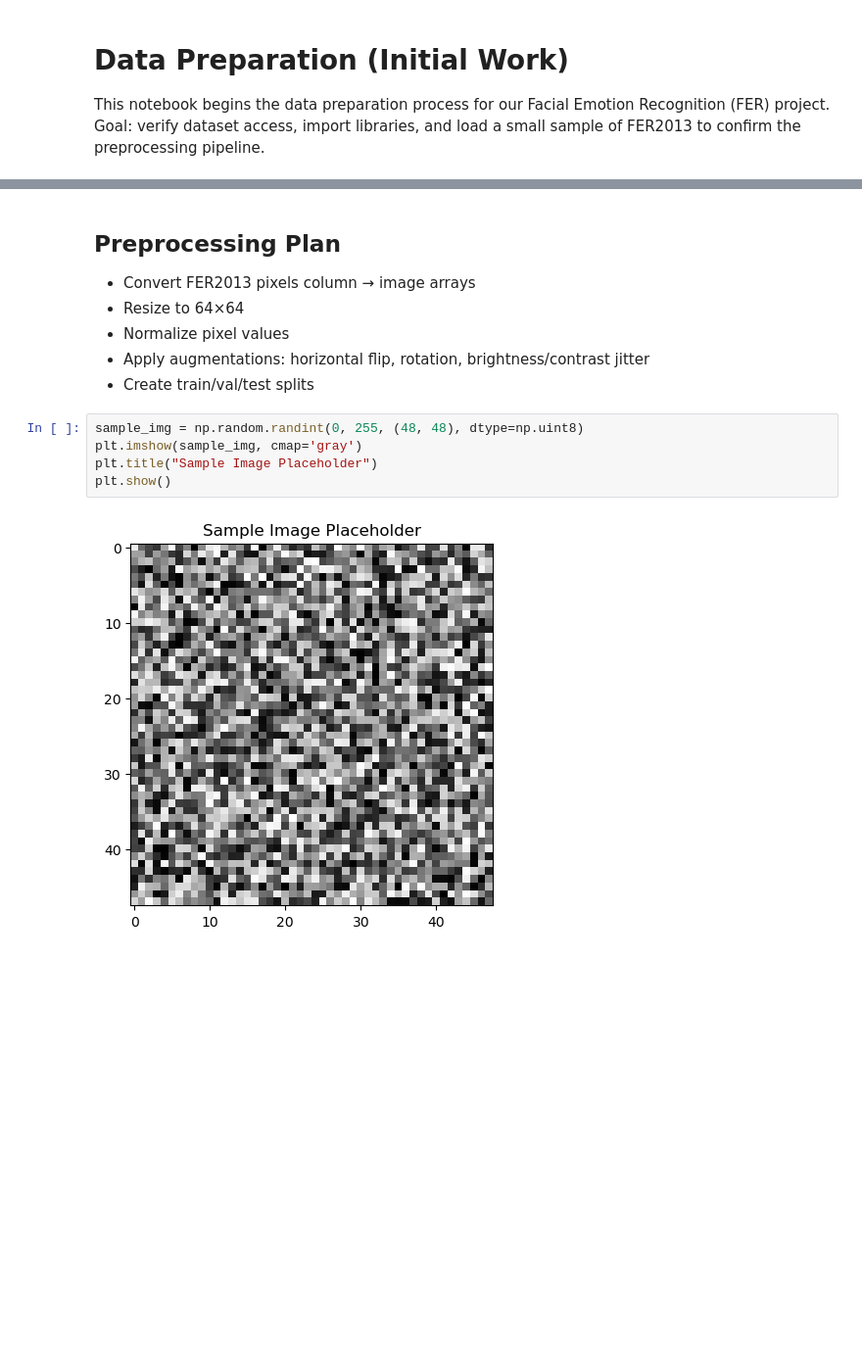
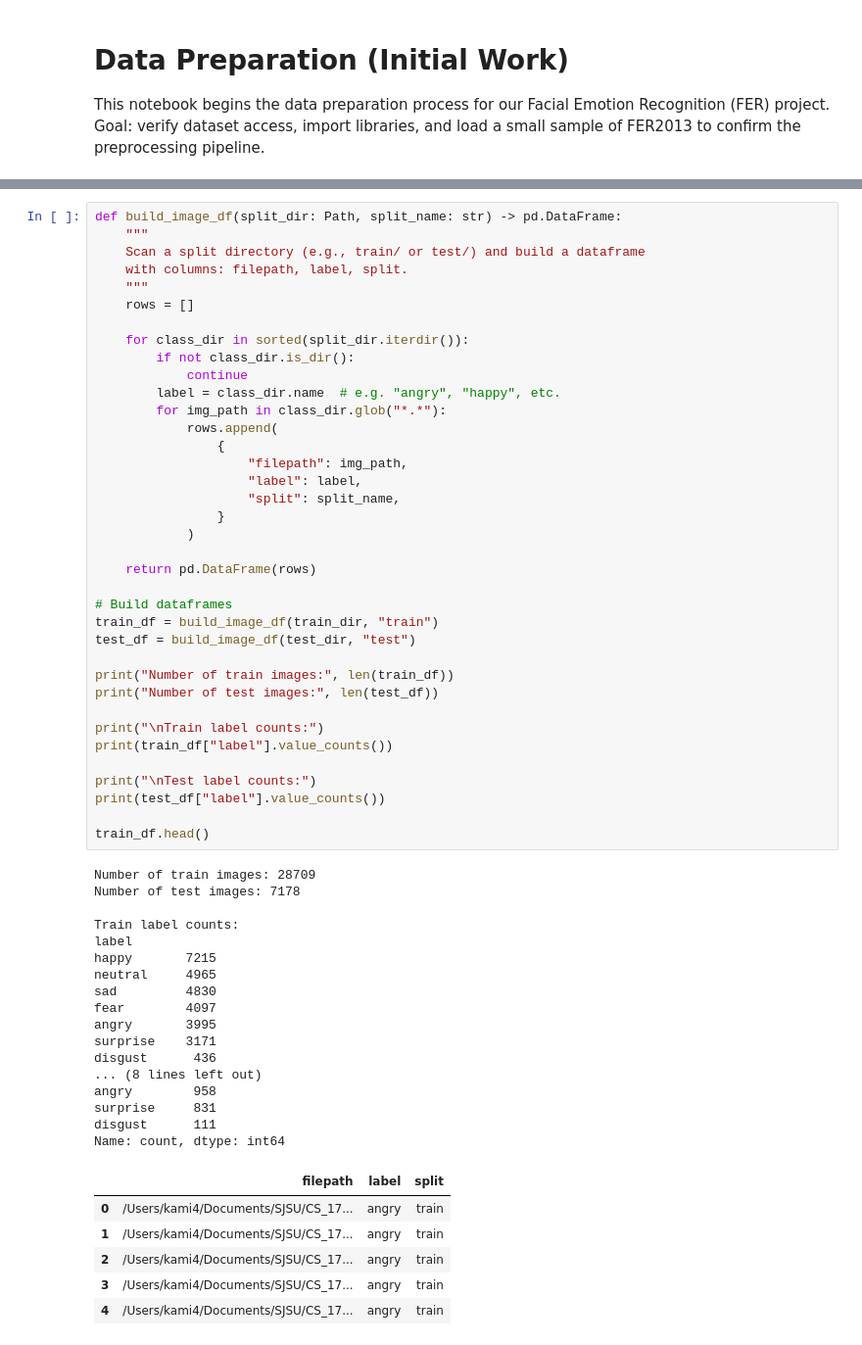
Before and after one commit to kareematout/facial-emotion-recognition-cnn, a Jupyter notebook: notebooks/02_data_preprocessing_fer2013.ipynb, the cells around one changed output, grey strips where cells are left out. Shown at 98% size. Saved outputs shown, nothing was run; the diff lists cells and outputs as text; blank space fills up the shorter version.

Commit message:
Added FER 2013 data, updated notebook with some other utilities

```diff
--- a/notebooks/02_data_preprocessing_fer2013.ipynb
+++ b/notebooks/02_data_preprocessing_fer2013.ipynb
@@ -26,14 +109,61 @@ import torch
-# %% [markdown]
-## Preprocessing Plan
-- Convert FER2013 pixels column → image arrays
-- Resize to 64×64
-- Normalize pixel values
-- Apply augmentations: horizontal flip, rotation, brightness/contrast jitter
-- Create train/val/test splits
 # %%
-sample_img = np.random.randint(0, 255, (48, 48), dtype=np.uint8)
-plt.imshow(sample_img, cmap='gray')
-plt.title("Sample Image Placeholder")
-plt.show()
+def build_image_df(split_dir: Path, split_name: str) -> pd.DataFrame:
+    """
+    Scan a split directory (e.g., train/ or test/) and build a dataframe
+    with columns: filepath, label, split.
+    """
+    rows = []
+
+    for class_dir in sorted(split_dir.iterdir()):
+        if not class_dir.is_dir():
+            continue
+        label = class_dir.name  # e.g. "angry", "happy", etc.
+        for img_path in class_dir.glob("*.*"):
+            rows.append(
+                {
+                    "filepath": img_path,
+                    "label": label,
+                    "split": split_name,
+                }
+            )
+
+    return pd.DataFrame(rows)
+
+# Build dataframes
+train_df = build_image_df(train_dir, "train")
+test_df = build_image_df(test_dir, "test")
+
+print("Number of train images:", len(train_df))
+print("Number of test images:", len(test_df))
+
+print("\nTrain label counts:")
+print(train_df["label"].value_counts())
+
+print("\nTest label counts:")
+print(test_df["label"].value_counts())
+
+train_df.head()
 # %% [output]
-[figure, removed]
+Number of train images: 28709
+Number of test images: 7178
+
+Train label counts:
+label
+happy       7215
+neutral     4965
+sad         4830
+fear        4097
+angry       3995
+surprise    3171
+disgust      436
+... (8 lines left out)
+angry        958
+surprise     831
+disgust      111
+Name: count, dtype: int64
+|  | filepath | label | split |
+| 0 | /Users/kami4/Documents/SJSU/CS_17... | angry | train |
+| 1 | /Users/kami4/Documents/SJSU/CS_17... | angry | train |
+| 2 | /Users/kami4/Documents/SJSU/CS_17... | angry | train |
+| 3 | /Users/kami4/Documents/SJSU/CS_17... | angry | train |
+| 4 | /Users/kami4/Documents/SJSU/CS_17... | angry | train |
```
Also changed, not shown: parts of 25 cells of this notebook, 5 other files.
